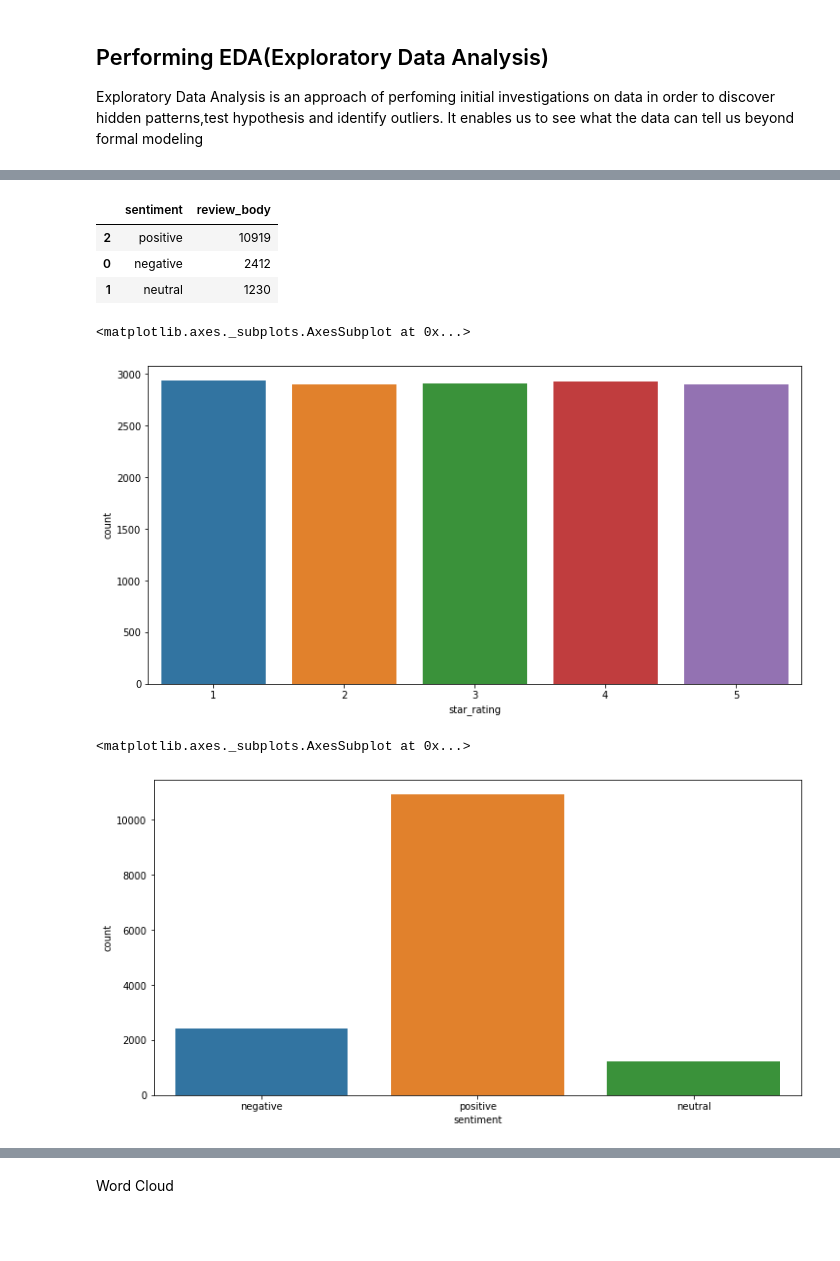
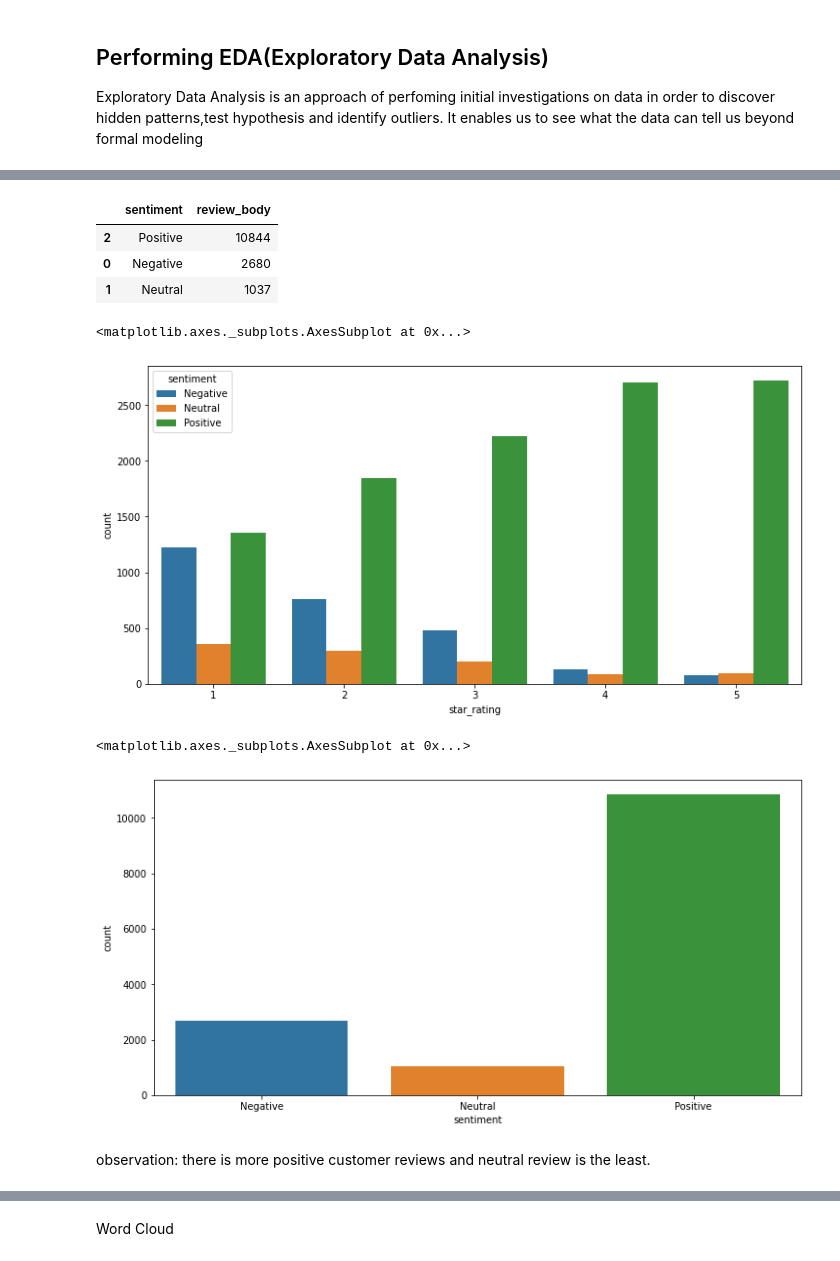
Before and after one commit to JeromeMberia/user_review_analysis, a Jupyter notebook: user_review_analysis.ipynb, the cells around one changed output, grey strips where cells are left out. Saved outputs shown, nothing was run; the diff lists cells and outputs as text; code cells hidden in the pictures; blank space fills up the shorter version.

```diff
--- a/user_review_analysis.ipynb
+++ b/user_review_analysis.ipynb
@@ -278,10 +255,11 @@ Length: 100, dtype: int64
 # %%
-import wordninja
+#import wordninja
 from textblob import TextBlob
 
 # Performing our splitting
+
 #
-data_corpus['review_body'] = data_corpus2.review_body.apply(lambda x: wordninja.split(str(TextBlob(x))))
-data_corpus['review_body'] = data_corpus2.review_body.str.join('')
-print(data_corpus2[['review_body']].head())
+data_corpus['review_body'] = data_corpus.review_body.apply(lambda x: wordninja.split(str(TextBlob(x))))
+data_corpus['review_body'] = data_corpus['review_body'].apply(lambda x: ' '.join(x))
+print(data_corpus.head())
 # %% [output]
@@ -398,7 +392,0 @@ data_DTM.shape
-# %%
-from textblob import TextBlob
-
-pol = lambda q: TextBlob(q).sentiment.polarity
-
-data_corpus['polarity'] = data_corpus['review_body'].apply(pol)
-data_corpus.head()
@@ -442,12 +393,13 @@ positive.head()
-# %%
- def f(row):
-    if (row > 0)== True:
-        return "positive"
-    elif (row < 0) == True:
-        return "negative"
-    else:
-      return "neutral"
-data_corpus['sentiment']  = data_corpus['polarity'].apply(lambda x: f(x))
+# %%
+def sentiment_analyse(sentiment_text):
+    score = SentimentIntensityAnalyzer().polarity_scores(sentiment_text)
+    if score['neg'] > score['pos']:
+        return "Negative"
+    elif score['neg'] < score['pos']:
+        return "Positive"
+    else:
+        return "Neutral"
+data_corpus['sentiment']  = data_corpus['review_body'].apply(lambda x: sentiment_analyse(x))
 # %%
 data_corpus.head()
 # %% [output]
@@ -475,21 +487,23 @@ feedback_dist = data_corpus.groupby('sentiment').count()['review_body'].reset_in
 feedback_dist.style.background_gradient(cmap='Purples')
 # %% [output]
 |  | sentiment | review_body |
-| 2 | positive | 10919 |
-| 0 | negative | 2412 |
-| 1 | neutral | 1230 |
+| 2 | Positive | 10844 |
+| 0 | Negative | 2680 |
+| 1 | Neutral | 1037 |
 # %%
 plt.figure(figsize=(12,6))     #width and height
-sns.countplot(x='star_rating',data=data_corpus2)
+sns.countplot(x='star_rating', data = data_corpus, hue='sentiment')
 # %% [output]
 <matplotlib.axes._subplots.AxesSubplot at 0x...>
-[figure, old version]
+[figure, new version]
 # %%
 plt.figure(figsize=(12,6))     #width and height
 sns.countplot(x='sentiment',data=data_corpus)
 # %% [output]
 <matplotlib.axes._subplots.AxesSubplot at 0x...>
-[figure, old version]
+[figure, new version]
+# %% [markdown]
+observation: there is more positive customer reviews and neutral review is the least.
 # %%
 
 from plotly import graph_objs as go
```
Also changed, not shown: parts of 93 cells of this notebook.
